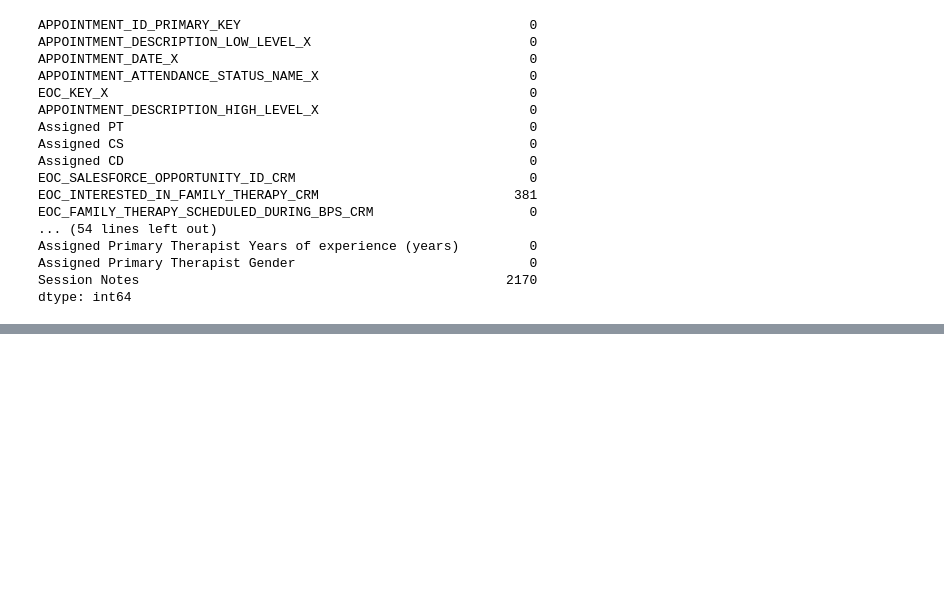
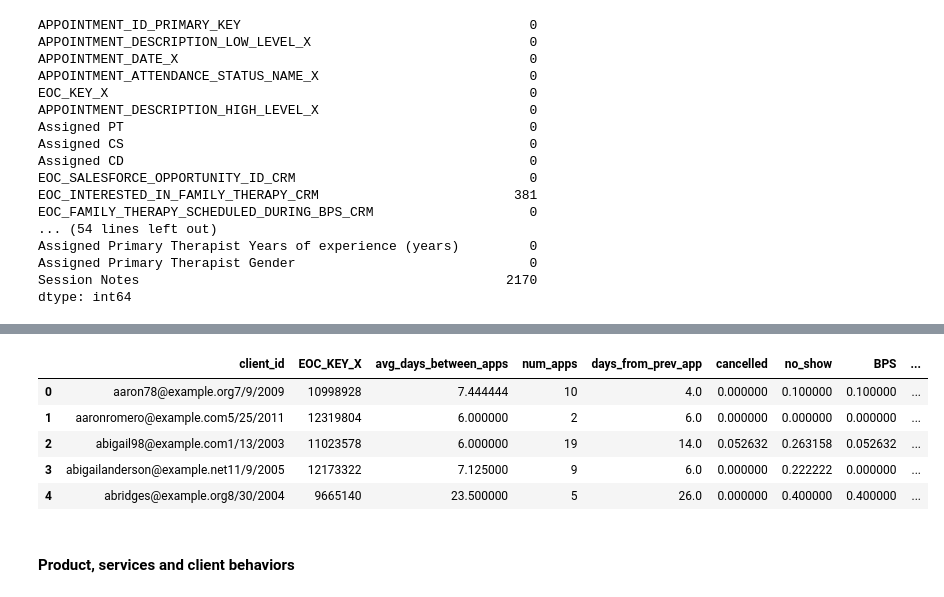
Before and after one commit to yxy1104/mh-discharge-survival-analysis, a Jupyter notebook: mh_discharge_sa_data_eda.ipynb, the cells around one changed output, grey strips where cells are left out. Cells and saved outputs as stored; diff of their text form; code cells hidden in the pictures; blank space fills up the shorter version.

```diff
--- a/mh_los_eda.ipynb
+++ b/mh_discharge_sa_data_eda.ipynb
@@ -325,0 +316,4 @@ Before any further data EDA between the target variable and eligible features, I
+# %%
+# days from the most recent appointment
+latest_app = df[df.app_date_rk == 1][['client_id', 'EOC_KEY_X', 'days_from_prev_app']]
+app_stats = pd.merge(app_stats, latest_app, 'left', on = ['client_id', 'EOC_KEY_X'])
@@ -325,0 +334,31 @@ Before any further data EDA between the target variable and eligible features, I
+# %%
+# % bu appointment status
+df['app_status_type'] = np.where(df.APPOINTMENT_ATTENDANCE_STATUS_NAME_X == 'Incomplete', 'Attended', df.APPOINTMENT_ATTENDANCE_STATUS_NAME_X)
+app_status_type = df.groupby(['client_id', 'EOC_KEY_X', 'app_status_type']).agg(num_app_type = ('APPOINTMENT_DATE_X', 'nunique')).reset_index()
+app_status_type = pd.merge(app_status_type, app_stats[['client_id', 'EOC_KEY_X', 'num_apps']], 'left', on = ['client_id', 'EOC_KEY_X'])
+app_status_type['perc_visits'] = app_status_type.num_app_type / app_status_type.num_apps
+app_status_type = app_status_type.pivot(index = ['client_id', 'EOC_KEY_X'], columns = 'app_status_type', values = 'perc_visits').reset_index().rename(columns = {'Cancelled': 'cancelled', 'No Show': 'no_show'}).drop(columns = ['Attended'])
+app_status_type.fillna(0, inplace = True)
+# %%
+# % by visit type
+df['app_type'] = np.where(df.APPOINTMENT_DESCRIPTION_HIGH_LEVEL_X.isin(['BPS', 'IOP', 'OPT']), df.APPOINTMENT_DESCRIPTION_HIGH_LEVEL_X, 'other_visit')
+app_visit_type = df.groupby(['client_id', 'EOC_KEY_X', 'app_type']).agg(num_visit_type = ('APPOINTMENT_DATE_X', 'nunique')).reset_index()
+app_visit_type = pd.merge(app_visit_type, app_stats[['client_id', 'EOC_KEY_X', 'num_apps']], 'left', on = ['client_id', 'EOC_KEY_X'])
+app_visit_type['perc_visits'] = app_visit_type.num_visit_type / app_visit_type.num_apps
+app_visit_type = app_visit_type.pivot(index = ['client_id', 'EOC_KEY_X'], columns = 'app_type', values = 'perc_visits').reset_index().drop(columns = 'other_visit')
+app_visit_type.fillna(0, inplace = True)
+# %%
+# combine the stats
+app_types = pd.merge(app_status_type[['client_id', 'EOC_KEY_X', 'cancelled', 'no_show']], app_visit_type[['client_id', 'EOC_KEY_X', 'BPS', 'IOP', 'OPT']], 'inner', on = ['client_id', 'EOC_KEY_X'])
+app_stats = pd.merge(app_stats, app_types, 'left', on = ['client_id', 'EOC_KEY_X']).drop_duplicates(subset = ['client_id', 'EOC_KEY_X'], keep = 'last')
+# %%
+app_stats.head()
+# %% [output]
+|  | client_id | EOC_KEY_X | avg_days_between_apps | num_apps | days_from_prev_app | cancelled | no_show | BPS | ... |
+| 0 | aaron78@example.org7/9/2009 | 10998928 | 7.444444 | 10 | 4.0 | 0.000000 | 0.100000 | 0.100000 | ... |
+| 1 | aaronromero@example.com5/25/2011 | 12319804 | 6.000000 | 2 | 6.0 | 0.000000 | 0.000000 | 0.000000 | ... |
+| 2 | abigail98@example.com1/13/2003 | 11023578 | 6.000000 | 19 | 14.0 | 0.052632 | 0.263158 | 0.052632 | ... |
+| 3 | abigailanderson@example.net11/9/2005 | 12173322 | 7.125000 | 9 | 6.0 | 0.000000 | 0.222222 | 0.000000 | ... |
+| 4 | abridges@example.org8/30/2004 | 9665140 | 23.500000 | 5 | 26.0 | 0.000000 | 0.400000 | 0.400000 | ... |
+# %% [markdown]
+#### Product, services and client behaviors
```
Also changed, not shown: parts of 85 cells of this notebook, 1 other file.
